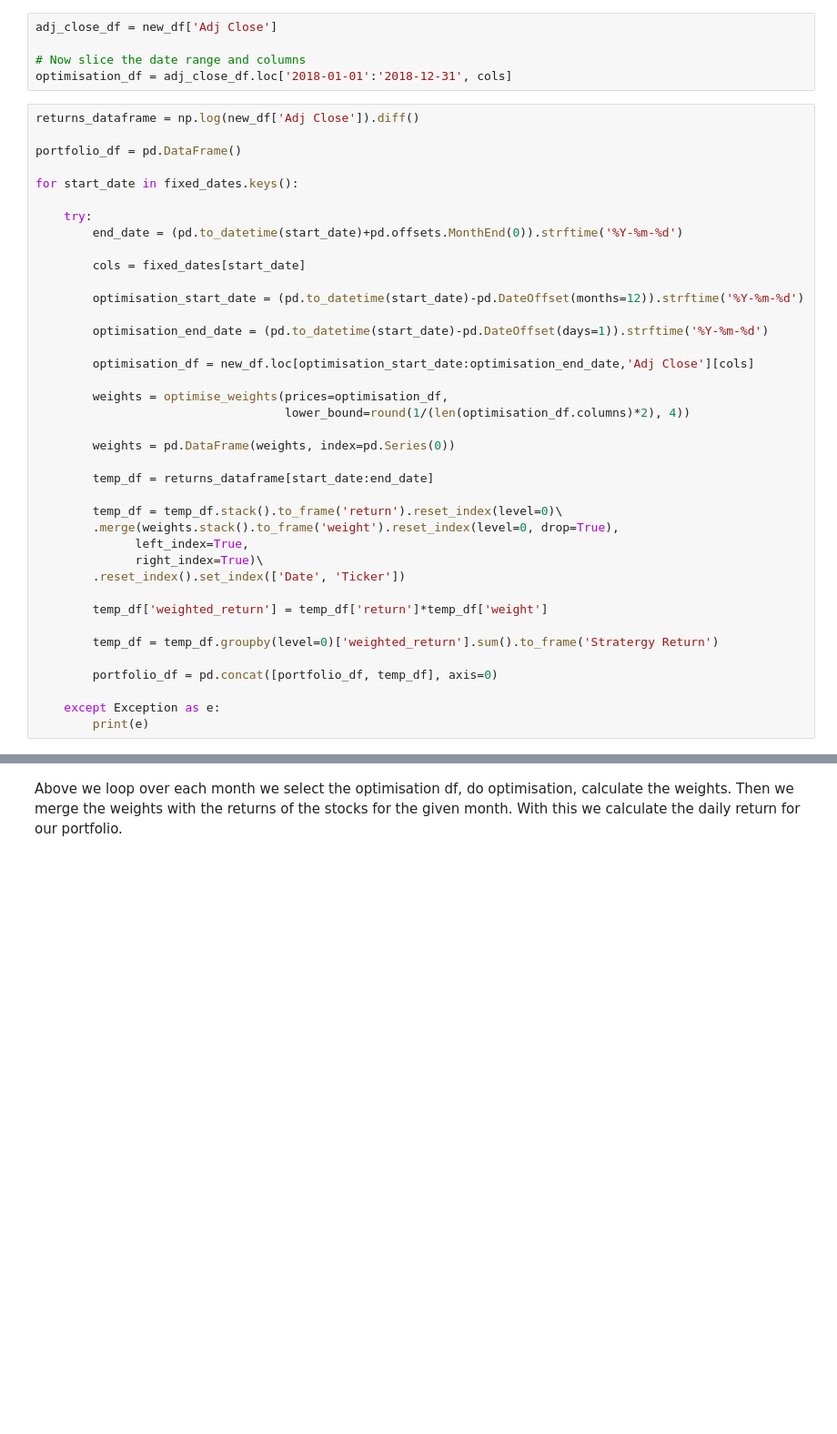
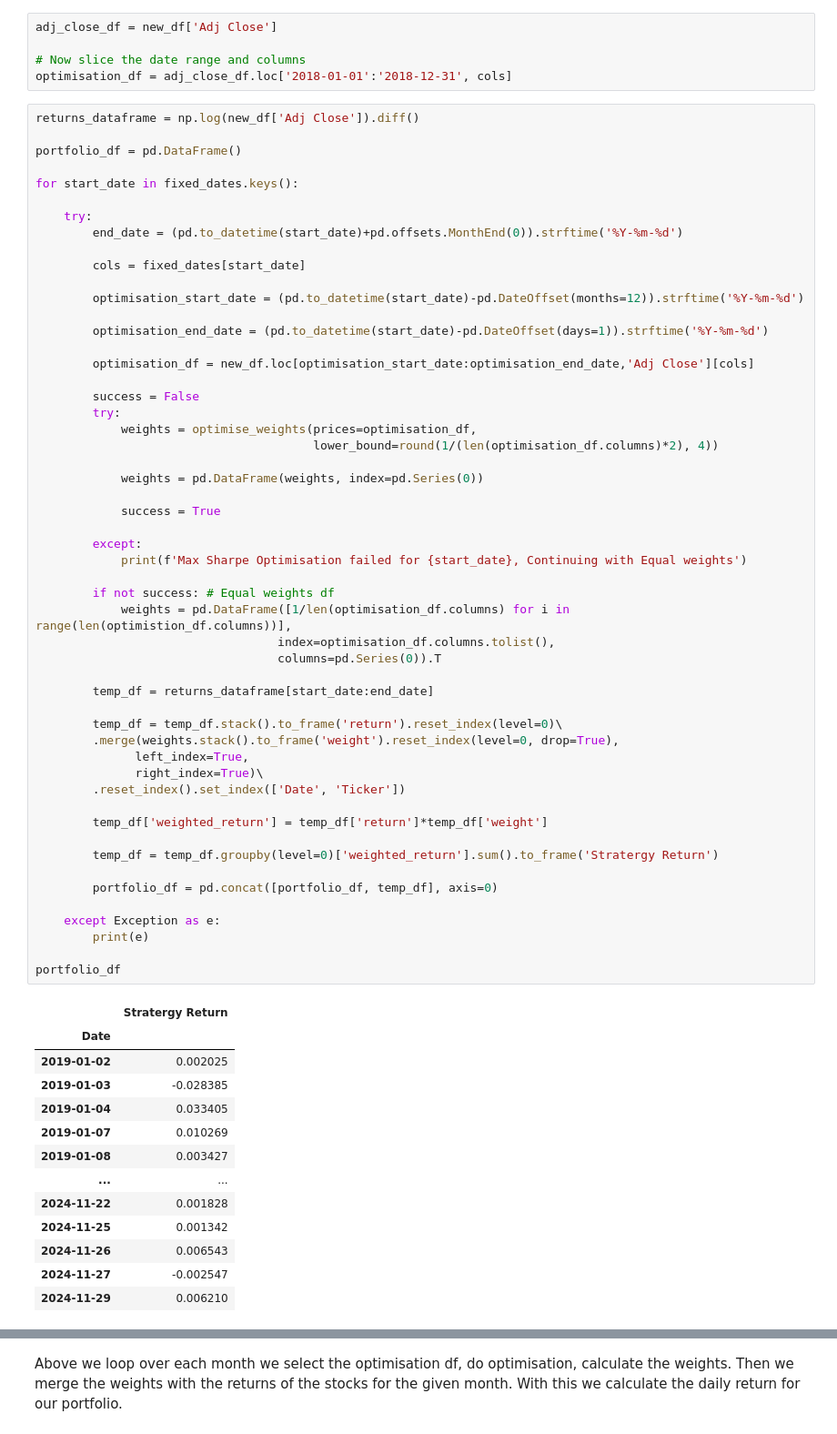
Before and after one commit to codyrosenzweig1/Quant_Trading_Basics_ML, a Jupyter notebook: Algorithmic_Trading_ML_Stratergies.ipynb, the cells around one changed output, grey strips where cells are left out. Shown at 91% size. Cells and saved outputs as stored; diff of their text form; blank space fills up the shorter version.

```diff
--- a/Algorithmic_Trading_ML_Stratergies.ipynb
+++ b/Algorithmic_Trading_ML_Stratergies.ipynb
@@ -490,33 +490,61 @@ for start_date in fixed_dates.keys():
 
     try:
         end_date = (pd.to_datetime(start_date)+pd.offsets.MonthEnd(0)).strftime('%Y-%m-%d')
 
         cols = fixed_dates[start_date]
 
         optimisation_start_date = (pd.to_datetime(start_date)-pd.DateOffset(months=12)).strftime('%Y-%m-%d')
 
         optimisation_end_date = (pd.to_datetime(start_date)-pd.DateOffset(days=1)).strftime('%Y-%m-%d')
 
         optimisation_df = new_df.loc[optimisation_start_date:optimisation_end_date,'Adj Close'][cols]
 
-        weights = optimise_weights(prices=optimisation_df,
-                                   lower_bound=round(1/(len(optimisation_df.columns)*2), 4))
+        success = False
+        try:
+            weights = optimise_weights(prices=optimisation_df,
+                                       lower_bound=round(1/(len(optimisation_df.columns)*2), 4))
 
-        weights = pd.DataFrame(weights, index=pd.Series(0))
+            weights = pd.DataFrame(weights, index=pd.Series(0))
+
+            success = True
+
+        except:
+            print(f'Max Sharpe Optimisation failed for {start_date}, Continuing with Equal weights')
+
+        if not success: # Equal weights df
+            weights = pd.DataFrame([1/len(optimisation_df.columns) for i in range(len(optimistion_df.columns))],
+                                  index=optimisation_df.columns.tolist(),
+                                  columns=pd.Series(0)).T
 
         temp_df = returns_dataframe[start_date:end_date]
 
         temp_df = temp_df.stack().to_frame('return').reset_index(level=0)\
         .merge(weights.stack().to_frame('weight').reset_index(level=0, drop=True),
               left_index=True,
               right_index=True)\
         .reset_index().set_index(['Date', 'Ticker'])
 
         temp_df['weighted_return'] = temp_df['return']*temp_df['weight']
 
         temp_df = temp_df.groupby(level=0)['weighted_return'].sum().to_frame('Stratergy Return')
 
         portfolio_df = pd.concat([portfolio_df, temp_df], axis=0)
 
     except Exception as e:
         print(e)
+
+portfolio_df
+# %% [output]
+|  | Stratergy Return |
+| Date |  |
+| 2019-01-02 | 0.002025 |
+| 2019-01-03 | -0.028385 |
+| 2019-01-04 | 0.033405 |
+| 2019-01-07 | 0.010269 |
+| 2019-01-08 | 0.003427 |
+| ... | ... |
+| 2024-11-22 | 0.001828 |
+| 2024-11-25 | 0.001342 |
+| 2024-11-26 | 0.006543 |
+| 2024-11-27 | -0.002547 |
+| 2024-11-29 | 0.006210 |
```
Also changed, not shown: parts of 2 cells of this notebook.
